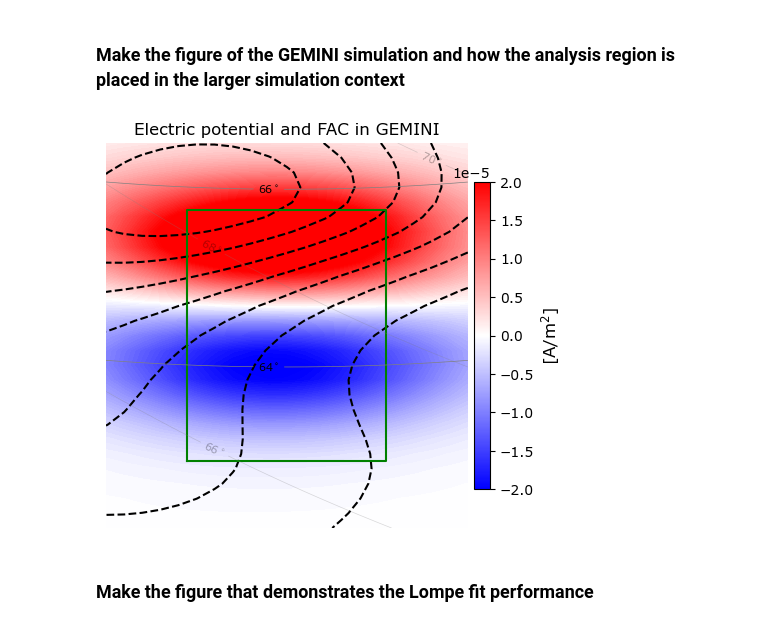
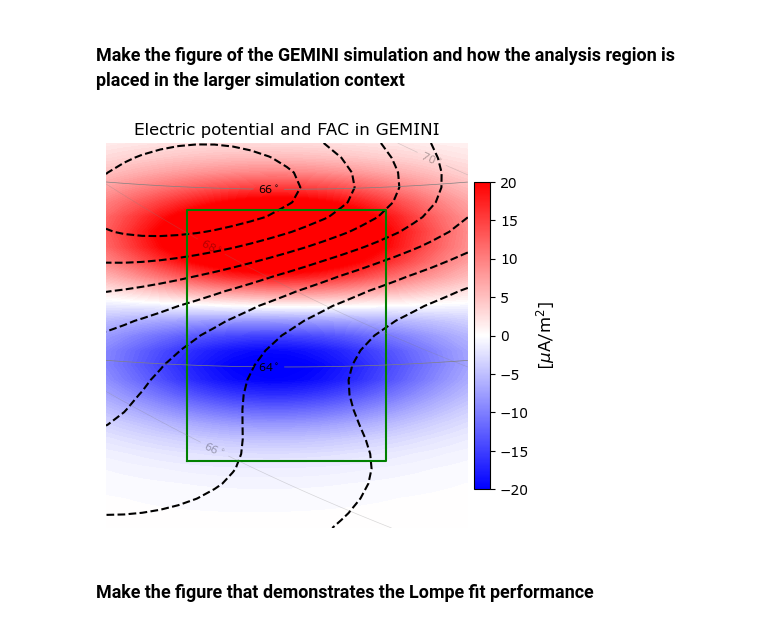
Before and after one commit to jpreistad/e3dsecs, a Jupyter notebook: paper/02_lompefit.ipynb, the cells around one changed output. Drawn from its saved outputs; the diff is of its cells as text; code cells hidden in the pictures.

```diff
--- a/paper/02_lompefit.ipynb
+++ b/paper/02_lompefit.ipynb
@@ -95,43 +95,43 @@ br, btheta, bphi = _data.make_b_unitvectors()
 levels = np.arange(-29000,-5000,3000)
 ax.contour(lmodel.grid_E.xi, lmodel.grid_E.eta, _data.Phitop.reshape(shape),
            colors='black', levels=levels)
-levels = np.linspace(-clim,clim,100)
-ax.contourf(lmodel.grid_E.xi, lmodel.grid_E.eta, -_data.fac.reshape(shape),
+levels = np.linspace(-clim*1e6,clim*1e6,100)
+ax.contourf(lmodel.grid_E.xi, lmodel.grid_E.eta, -_data.fac.reshape(shape)*1e6,
             cmap='bwr', levels=levels, extend='both')
 
 xi_corners = [grid_l.xi_mesh[0,extend],grid_l.xi_mesh[0,-extend-1],
               grid_l.xi_mesh[0,-extend-1],grid_l.xi_mesh[0,extend],grid_l.xi_mesh[0,extend]]
 eta_corners = [grid_l.eta_mesh[extend,0], grid_l.eta_mesh[extend,0],
                grid_l.eta_mesh[-extend-1,0], grid_l.eta_mesh[-extend-1,0],
                grid_l.eta_mesh[extend,0]]
 ax.plot(xi_corners, eta_corners, color='green')
 ax.set_title('Electric potential and FAC in GEMINI')
 # Latitude contours
 levels = [62,64,66]
 levels_gg = [66,68,70]
 phi, theta = geog2geomag(_data.lon, _data.lat)
 lat = 90-np.degrees(theta)
 cc = ax.contour(lmodel.grid_E.xi, lmodel.grid_E.eta, lat.reshape(shape),
            levels=levels, colors='grey', zorder=1000, linewidths=0.5)
 labels = ax.clabel(cc, inline=True, fontsize=8, colors='k', fmt=r'%2i$^\circ$')
 cc2 = ax.contour(lmodel.grid_E.xi, lmodel.grid_E.eta, _data.lat.reshape(shape),
            levels=levels_gg, colors='grey', zorder=1000, linewidths=0.5, alpha=0.3)
 labels = ax.clabel(cc2, inline=True, fontsize=8, colors='k', fmt=r'%2i$^\circ$')
 
 #Colorbar
 cbarax = plt.subplot2grid((20,21), (2, 20), rowspan = 16, colspan = 1)
 cmap = plt.cm.bwr
 import matplotlib as mpl
-norm = mpl.colors.Normalize(vmin=-clim, vmax=clim)
+norm = mpl.colors.Normalize(vmin=-clim*1e6, vmax=clim*1e6)
 cb1 = mpl.colorbar.ColorbarBase(cbarax, cmap=cmap,
                             norm=norm,
                             orientation='vertical')
-cb1.set_label(r'[A/m$^2$]', fontsize=12)
+cb1.set_label(r'[$\mu$A/m$^2$]', fontsize=12)
 
 if savefigs:
     fig.savefig('./plots/gemini.pdf',bbox_inches='tight')
 # %% [output]
-[figure, old version]
+[figure, new version]
 # %% [markdown]
 ### Make the figure that demonstrates the Lompe fit performance
 # %%
```
Also changed, not shown: parts of 4 cells of this notebook, 17 other files.
